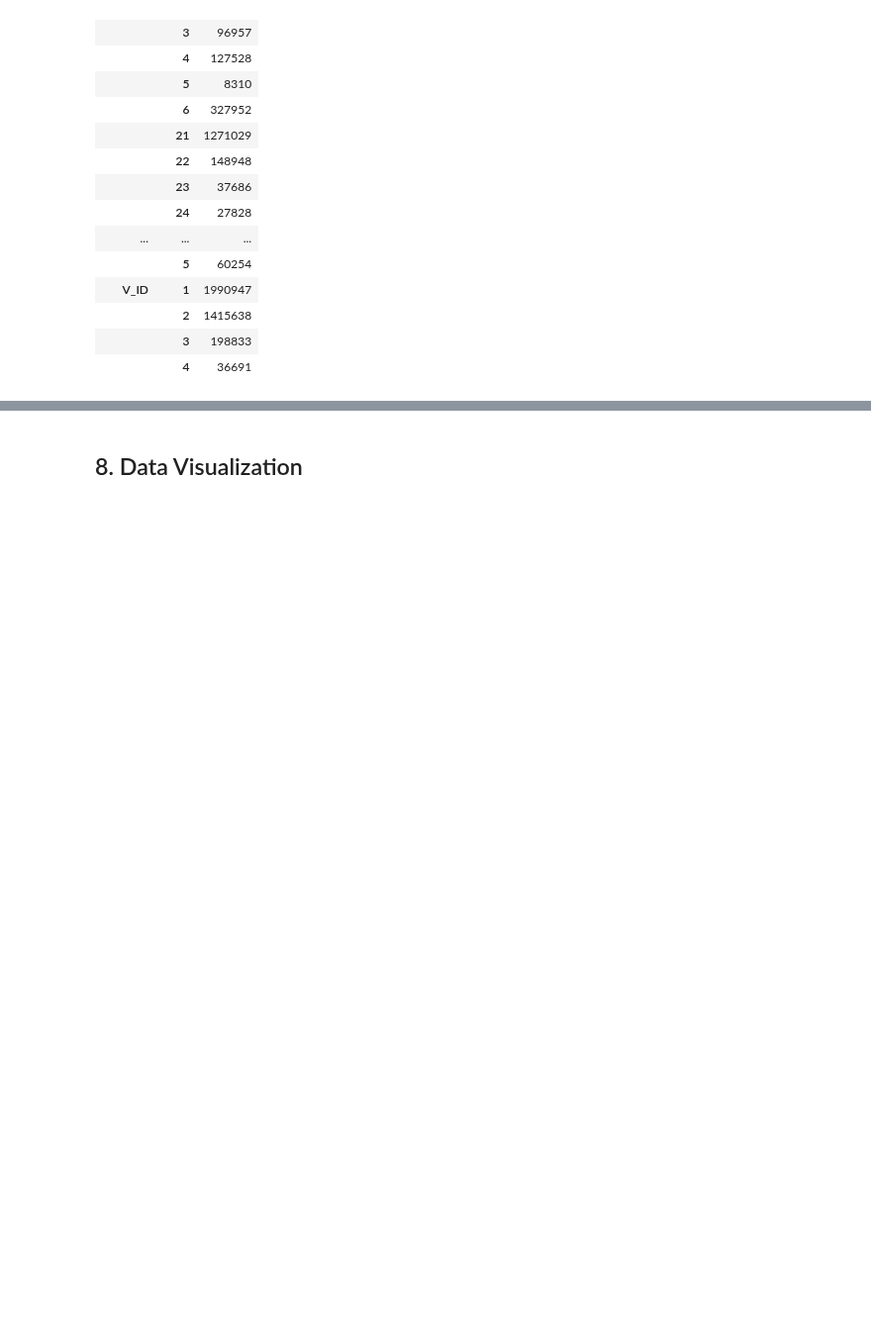
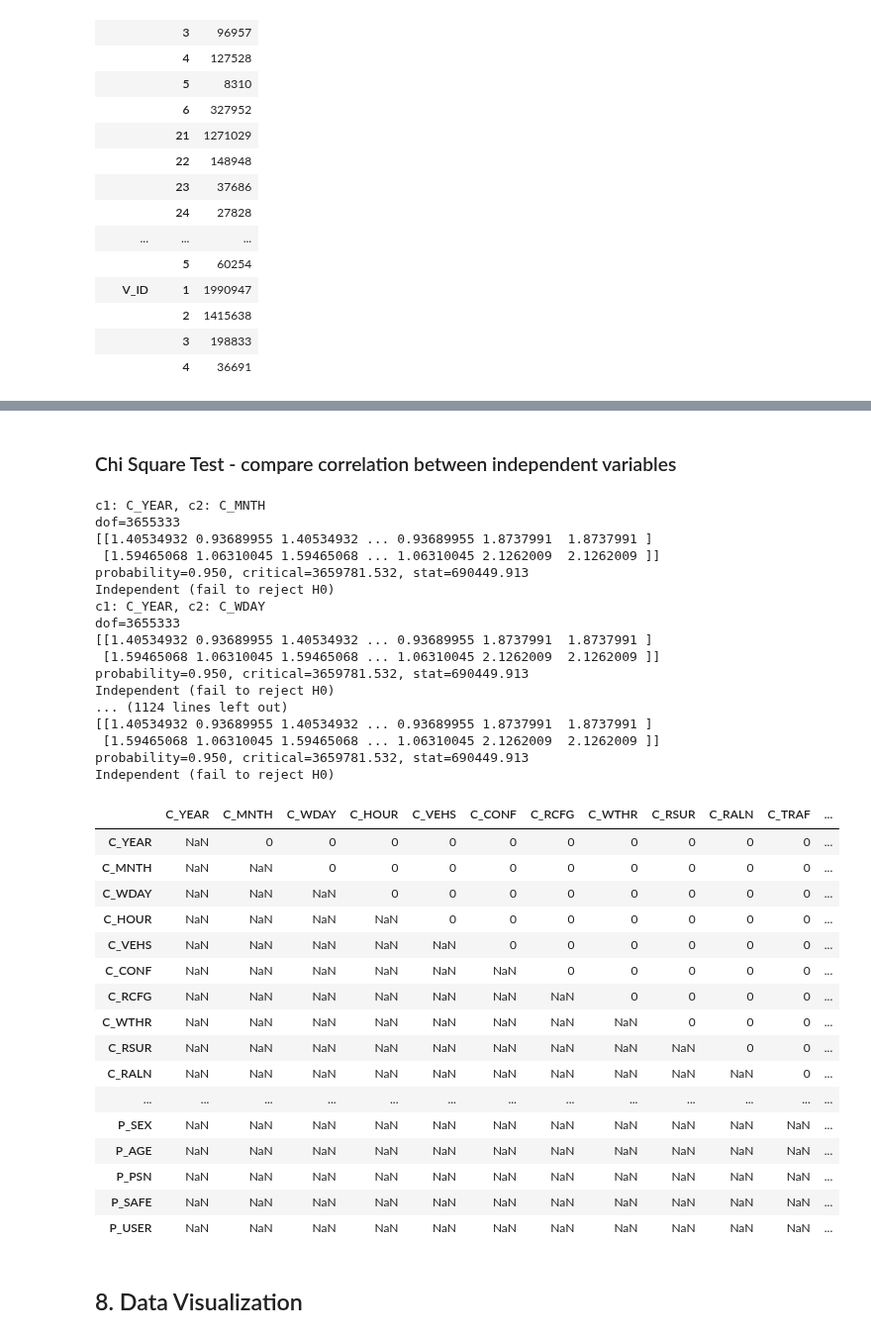
Before and after one commit to pgunabal/Capstone_CKME136_Winter_2018, a Jupyter notebook: CKME136_2018_Exploratory_Data_Analysis.ipynb, the cells around one changed output, grey strips where cells are left out. Shown at 99% size. Drawn from its saved outputs; the diff is of its cells as text; code cells hidden in the pictures; blank space fills up the shorter version.

Commit message:
added chi squre test, histogram, box plot

```diff
--- a/CKME136_2018_Exploratory_Data_Analysis.ipynb
+++ b/CKME136_2018_Exploratory_Data_Analysis.ipynb
@@ -288,3 +346,74 @@ display(pd.pivot_table(df_levels,index=['Column', 'Level']))
+# %% [markdown]
+### Chi Square Test - compare correlation between independent variables
+# %%
+# modified code from https://machinelearningmastery.com/chi-squared-test-for-machine-learning/
+
+# chi-squared test with similar proportions
+from scipy.stats import chi2_contingency
+from scipy.stats import chi2
+
+df_chi = pd.DataFrame(columns=[df.columns[0: len(df.columns) -1]], index = [df.columns[0: len(df.columns) -1]])
+
+i=0
+for c1 in df.columns[0: len(df.columns) -1]:
+    i = i + 1;
+    for c2 in df.columns[i: len(df.columns) -1]:
+        print('c1: {0}, c2: {1}'.format(c1, c2))
+        # contingency table
+        table = np.array([df[col], cat_1])
+
+
+        stat, p, dof, expected = chi2_contingency(table)
+        print('dof=%d' % dof)
+        print(expected)
+
+        # interpret test-statistic
+        prob = 0.95
+        critical = chi2.ppf(prob, dof)
+        print('probability=%.3f, critical=%.3f, stat=%.3f' % (prob, critical, stat))
+        if abs(stat) >= critical:
+            df_chi.loc[c1,c2] = 1
+            print('Dependent (reject H0)')
+        else:
+            print('Independent (fail to reject H0)')
+            df_chi.loc[c1,c2] = 0
+
+display(df_chi)
+# %% [output]
+c1: C_YEAR, c2: C_MNTH
+dof=3655333
+[[1.40534932 0.93689955 1.40534932 ... 0.93689955 1.8737991  1.8737991 ]
+ [1.59465068 1.06310045 1.59465068 ... 1.06310045 2.1262009  2.1262009 ]]
+probability=0.950, critical=3659781.532, stat=690449.913
+Independent (fail to reject H0)
+c1: C_YEAR, c2: C_WDAY
+dof=3655333
+[[1.40534932 0.93689955 1.40534932 ... 0.93689955 1.8737991  1.8737991 ]
+ [1.59465068 1.06310045 1.59465068 ... 1.06310045 2.1262009  2.1262009 ]]
+probability=0.950, critical=3659781.532, stat=690449.913
+Independent (fail to reject H0)
+... (1124 lines left out)
+[[1.40534932 0.93689955 1.40534932 ... 0.93689955 1.8737991  1.8737991 ]
+ [1.59465068 1.06310045 1.59465068 ... 1.06310045 2.1262009  2.1262009 ]]
+probability=0.950, critical=3659781.532, stat=690449.913
+Independent (fail to reject H0)
+|  | C_YEAR | C_MNTH | C_WDAY | C_HOUR | C_VEHS | C_CONF | C_RCFG | C_WTHR | C_RSUR | C_RALN | C_TRAF | ... |
+| C_YEAR | NaN | 0 | 0 | 0 | 0 | 0 | 0 | 0 | 0 | 0 | 0 | ... |
+| C_MNTH | NaN | NaN | 0 | 0 | 0 | 0 | 0 | 0 | 0 | 0 | 0 | ... |
+| C_WDAY | NaN | NaN | NaN | 0 | 0 | 0 | 0 | 0 | 0 | 0 | 0 | ... |
+| C_HOUR | NaN | NaN | NaN | NaN | 0 | 0 | 0 | 0 | 0 | 0 | 0 | ... |
+| C_VEHS | NaN | NaN | NaN | NaN | NaN | 0 | 0 | 0 | 0 | 0 | 0 | ... |
+| C_CONF | NaN | NaN | NaN | NaN | NaN | NaN | 0 | 0 | 0 | 0 | 0 | ... |
+| C_RCFG | NaN | NaN | NaN | NaN | NaN | NaN | NaN | 0 | 0 | 0 | 0 | ... |
+| C_WTHR | NaN | NaN | NaN | NaN | NaN | NaN | NaN | NaN | 0 | 0 | 0 | ... |
+| C_RSUR | NaN | NaN | NaN | NaN | NaN | NaN | NaN | NaN | NaN | 0 | 0 | ... |
+| C_RALN | NaN | NaN | NaN | NaN | NaN | NaN | NaN | NaN | NaN | NaN | 0 | ... |
+| ... | ... | ... | ... | ... | ... | ... | ... | ... | ... | ... | ... | ... |
+| P_SEX | NaN | NaN | NaN | NaN | NaN | NaN | NaN | NaN | NaN | NaN | NaN | ... |
+| P_AGE | NaN | NaN | NaN | NaN | NaN | NaN | NaN | NaN | NaN | NaN | NaN | ... |
+| P_PSN | NaN | NaN | NaN | NaN | NaN | NaN | NaN | NaN | NaN | NaN | NaN | ... |
+| P_SAFE | NaN | NaN | NaN | NaN | NaN | NaN | NaN | NaN | NaN | NaN | NaN | ... |
+| P_USER | NaN | NaN | NaN | NaN | NaN | NaN | NaN | NaN | NaN | NaN | NaN | ... |
 # %% [markdown]
 ## 8. Data Visualization
 # %% [markdown]
```
Also changed, not shown: parts of 8 cells of this notebook.
